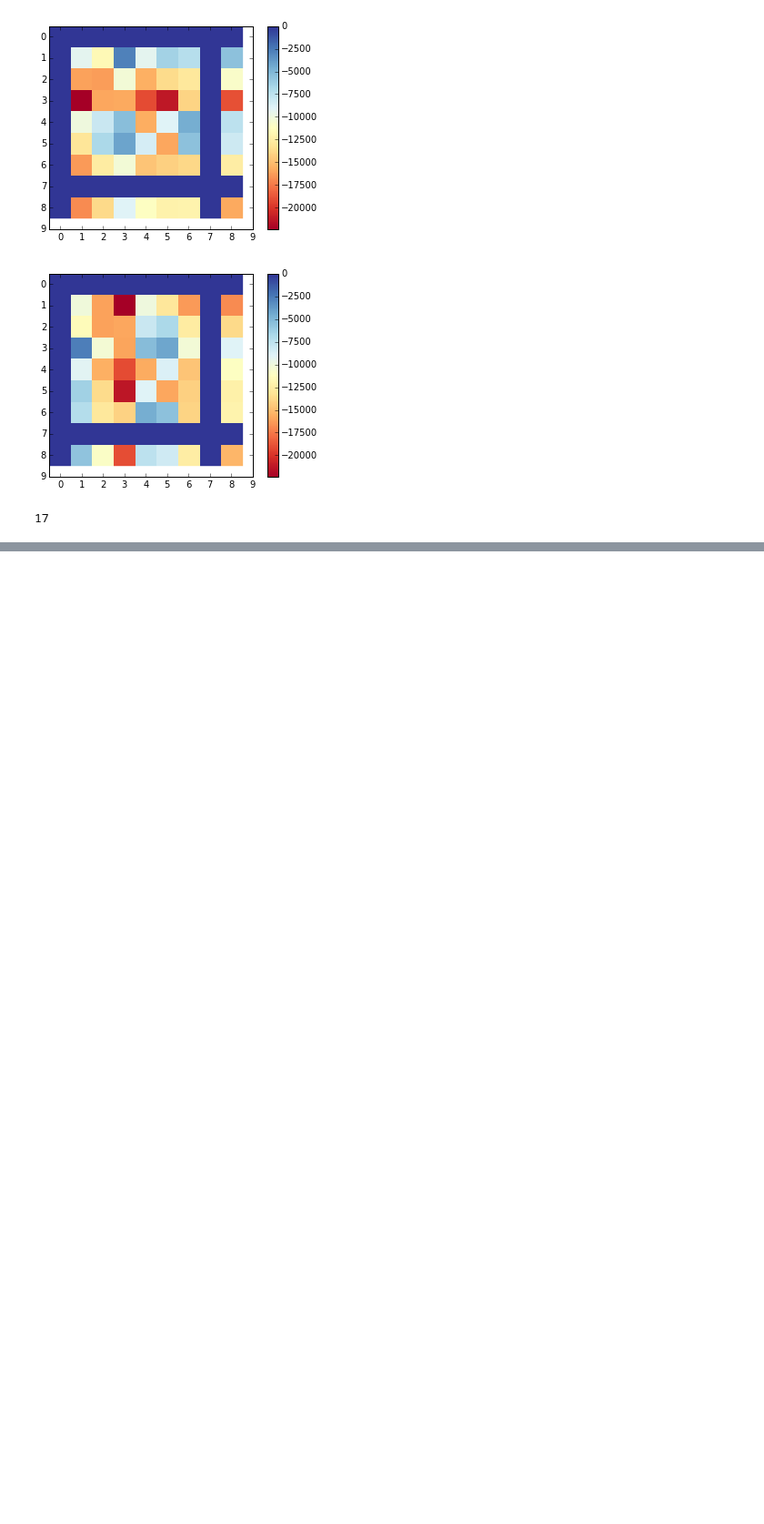
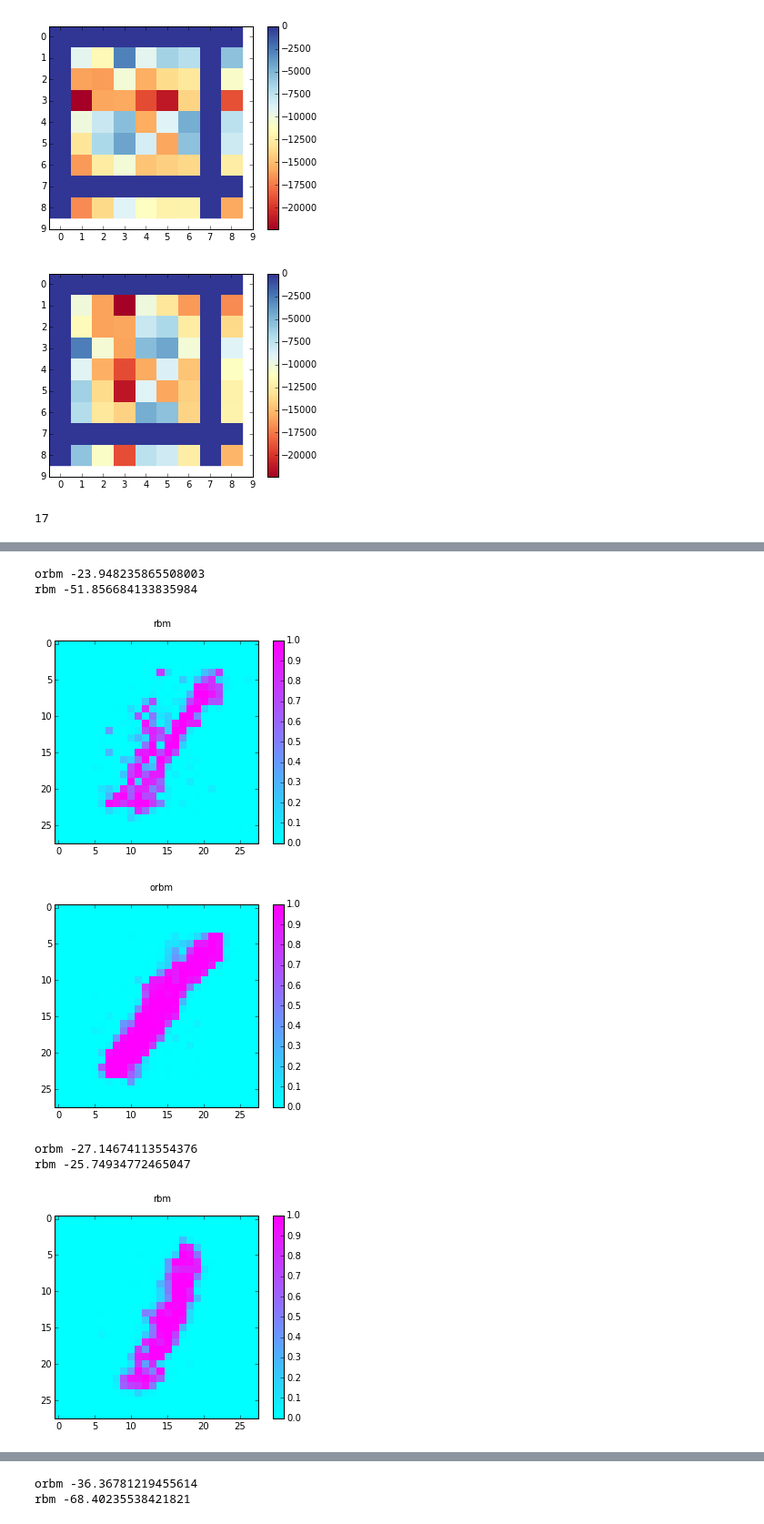
Before and after one commit to garibaldu/multicauseRBM, a Jupyter notebook: Max/MNIST-Evaluation.ipynb, the cells around one changed output, grey strips where cells are left out. Shown at 91% size. Drawn from its saved outputs; the diff is of its cells as text; code cells hidden in the pictures; blank space fills up the shorter version.

Commit message:
Add Animations showing ORBM mixing time - why not right.

```diff
--- a/Max/MNIST-Evaluation.ipynb
+++ b/Max/MNIST-Evaluation.ipynb
@@ -69,7 +71,7 @@ class Result(object):
             score_dict[key] = []
         score_dict[key].append(value)
 
-
+#   orbm_a_recons, orbm_b_recons,rbm_a_recons, rbm_b_recons ,orbm_a_score, orbm_b_score, rbm_a_score, rbm_b_score
     def add_scores(self,model_ids, orbm_a_recons, orbm_b_recons, rbm_a_recons, rbm_b_recons,orbm_a, orbm_b, rbm_a,rbm_b):
         self.safe_add(model_ids, orbm_a_recons, self.orbm_a_recons)
         self.safe_add(model_ids, orbm_b_recons, self.orbm_b_recons)
@@ -122,7 +124,8 @@ class Result(object):
 
 def ll_image_wise_score(v, v_prime):
 #     return (v * np.log(v_prime)).sum(1)
-    return -(abs(v - v_prime))
+    return -(abs(v - v_prime)).sum(1)
+#     return (v * np.log(v_prime) + ((1 - v) * np.log((1 - v_prime))  )).sum(1)
 
 
 def unzip_and_ndarrays(list_of_2d_tuple):
@@ -190,7 +200,7 @@ plot_matrix(o_b - r_b, ticks)
 # %% [output]
 17
 # %%
-comp = (8,1)
+comp = (1,4)
 or_score_of_interest = np.array(result.orbm_a_scores[comp])
 or_recon_of_interest = np.array(result.orbm_a_recons[comp])
 
@@ -198,8 +208,11 @@ r_score_of_interest = np.array(result.rbm_a_scores[comp])
 r_recon_of_interest = np.array(result.rbm_a_recons[comp])
 
 or_max_idx = np.unravel_index(or_score_of_interest.argmax(), or_score_of_interest.shape)
-r_max_idx  = np.unravel_index(r_score_of_interest.argmax(), r_score_of_interest.shape)
+# r_max_idx  = np.unravel_index(r_score_of_interest.argmax(), r_score_of_interest.shape)
 
-pp.image(or_recon_of_interest[or_max_idx[0], or_max_idx[1], :].reshape(28,28))
-pp.image(r_recon_of_interest[r_max_idx[0], r_max_idx[1], :].reshape(28,28))
-pp.image(mnist_data[comp[0]][1][max_idx[1]])
+# pp.image(or_recon_of_interest[or_max_idx[0], or_max_idx[1], :].reshape(28,28))
+# pp.image(r_recon_of_interest[r_max_idx[0], or_max_idx[1], :].reshape(28,28))
+# # pp.image(mnist_data[comp[0]][1][or_max_idx[1]])
+# target = mnist_data[comp[0]][1][or_max_idx[1]]
+# van_sampler = ContinuousSampler(mnist_data[comp[0]][0])
+# pp.image(van_sampler.reconstruction_given_visible(target.reshape(28 * 28)).reshape(28, 28))
@@ -209,0 +240,21 @@ pp.image(mnist_data[comp[0]][1][max_idx[1]])
+# %%
+run = 0
+range = 3
+idx = np.flipud(or_score_of_interest[run].argsort())[:range]
+idx
+or_recon_of_interest[0].shape
+for i in idx:
+    print("orbm {}".format(or_score_of_interest[run][i]))
+    print("rbm {}".format(r_score_of_interest[run][i]))
+    plt.suptitle("rbm")
+    pp.image(r_recon_of_interest[run,i].reshape(28,28))
+    plt.suptitle("orbm")
+    pp.image(or_recon_of_interest[run,i].reshape(28,28))
+# %% [output]
+orbm -23.948235865508003
+rbm -51.856684133835984
+[figure, added]
+[figure, added]
+orbm -27.14674113554376
+rbm -25.74934772465047
+[figure, added]
@@ -209,0 +262,2 @@ pp.image(mnist_data[comp[0]][1][max_idx[1]])
+orbm -36.36781219455614
+rbm -68.40235538421821
```
Also changed, not shown: parts of 19 cells of this notebook, 6 other files.
